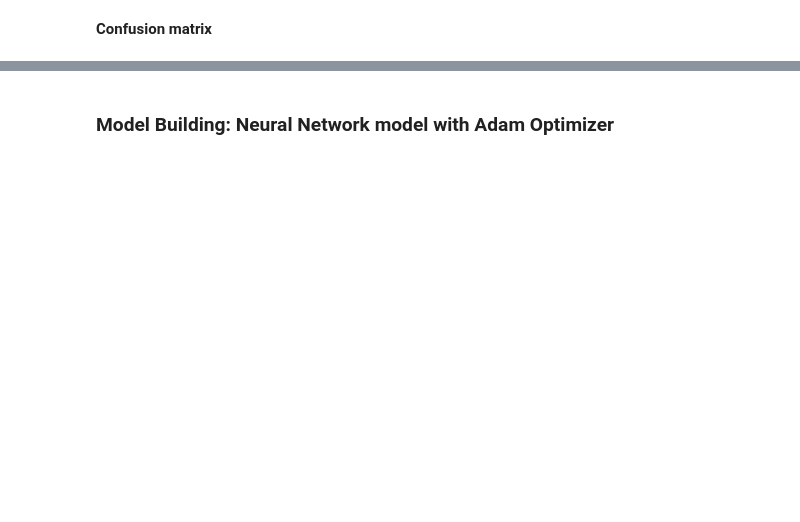
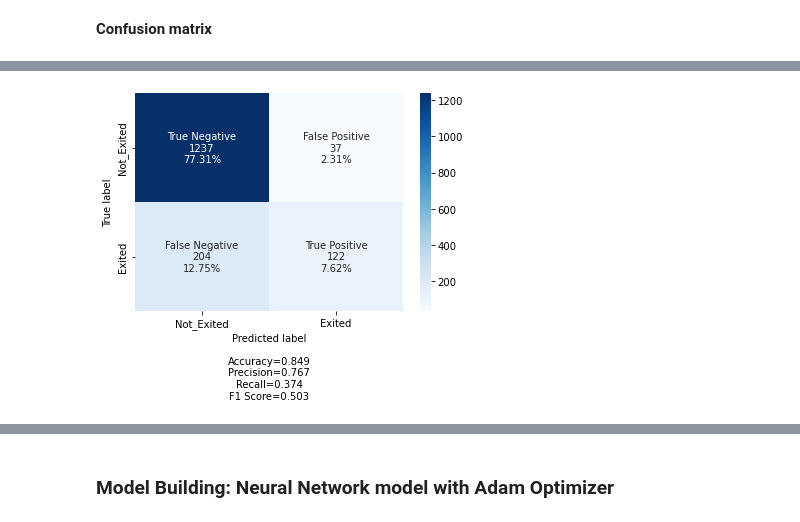
Before and after one commit to FoxHoundOps/PGP-AI-ML, a Jupyter notebook: project5/INN_Learner_Notebook_Full_code_version.ipynb, the cells around one changed output, grey strips where cells are left out. Cells and saved outputs as stored; diff of their text form; code cells hidden in the pictures; blank space fills up the shorter version.

```diff
--- a/project5/INN_Learner_Notebook_Full_code_version.ipynb
+++ b/project5/INN_Learner_Notebook_Full_code_version.ipynb
@@ -884,8 +926,8 @@ results = classifier.evaluate(_____, _____)
 # %% [markdown]
 **Confusion matrix**
 # %%
-## Complete the code to obtain the prediction on X_val and obtain the confusion matrix
-y_pred1=classifier.predict(_____)
+# Predicting on the validation set
+y_pred1=classifier.predict(X_val)
 
 #Let's predict using default threshold
 y_pred1 = (y_pred1 > 0.5)
@@ -896,3 +938,4 @@ make_confusion_matrix(cm2,
                       group_names=labels,
                       categories=categories,
                       cmap='Blues')
+# %% [output]
@@ -898,0 +943 @@ make_confusion_matrix(cm2,
+[figure, added]
```
Also changed, not shown: parts of 72 cells of this notebook.
